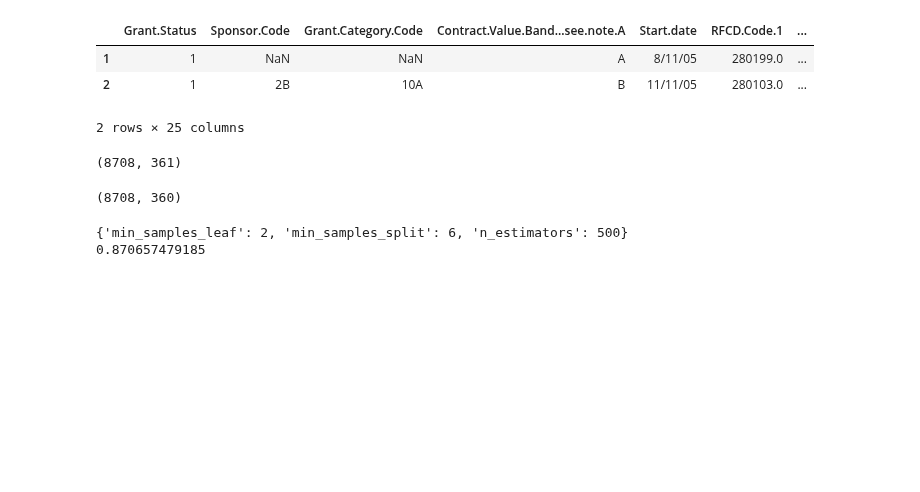
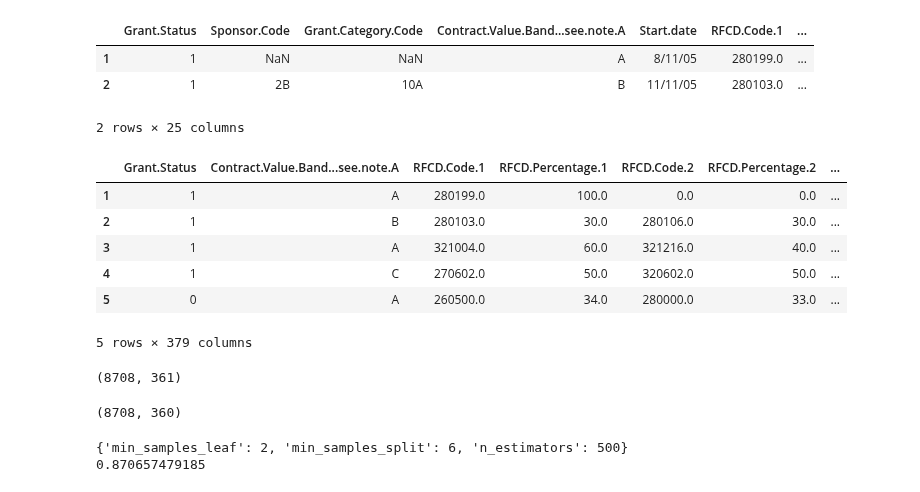
Before and after one commit to GregVial/DSR_Mini_Competition, a Jupyter notebook: analysis.ipynb, the cells around one changed output. Saved outputs shown, nothing was run; the diff lists cells and outputs as text; code cells hidden in the pictures; blank space fills up the shorter version.

Commit message:
date one hot encoding

```diff
--- a/analysis.ipynb
+++ b/analysis.ipynb
@@ -27,14 +27,33 @@ data.drop("Grant.Category.Code",axis=1,inplace=True)
 # %%
 # Deal with date
 
 a = pd.to_datetime(data["Start.date"])
 year = pd.Series([date.year for date in a],name="year")
 month = pd.Series([date.month for date in a],name="month")
 day = pd.Series([date.day for date in a],name="day")
 data["Start.year"] = year
 data["Start.month"] = month
 data["Start.day"] = day
+
+# one hot encoding
+data = pd.concat([data,pd.get_dummies(data["Start.year"],prefix="Year")],axis=1)
+data = pd.concat([data,pd.get_dummies(data["Start.month"],prefix="Month")],axis=1)
+data = pd.concat([data,pd.get_dummies(data["Start.day"],prefix="Day")],axis=1)
+
 data.drop(["Start.date"],axis=1,inplace=True)
+data.drop(["Start.year"],axis=1,inplace=True)
+data.drop(["Start.month"],axis=1,inplace=True)
+data.drop(["Start.day"],axis=1,inplace=True)
+
+data.head()
+# %% [output]
+|  | Grant.Status | Contract.Value.Band...see.note.A | RFCD.Code.1 | RFCD.Percentage.1 | RFCD.Code.2 | RFCD.Percentage.2 | ... |
+| 1 | 1 | A | 280199.0 | 100.0 | 0.0 | 0.0 | ... |
+| 2 | 1 | B | 280103.0 | 30.0 | 280106.0 | 30.0 | ... |
+| 3 | 1 | A | 321004.0 | 60.0 | 321216.0 | 40.0 | ... |
+| 4 | 1 | C | 270602.0 | 50.0 | 320602.0 | 50.0 | ... |
+| 5 | 0 | A | 260500.0 | 34.0 | 280000.0 | 33.0 | ... |
+5 rows × 379 columns
 # %%
 # Create dummies for Contract.Val
 data = pd.concat([data,pd.get_dummies(data["Contract.Value.Band...see.note.A"],prefix="Contract")],axis=1)
```
Also changed, not shown: 2 other files.
